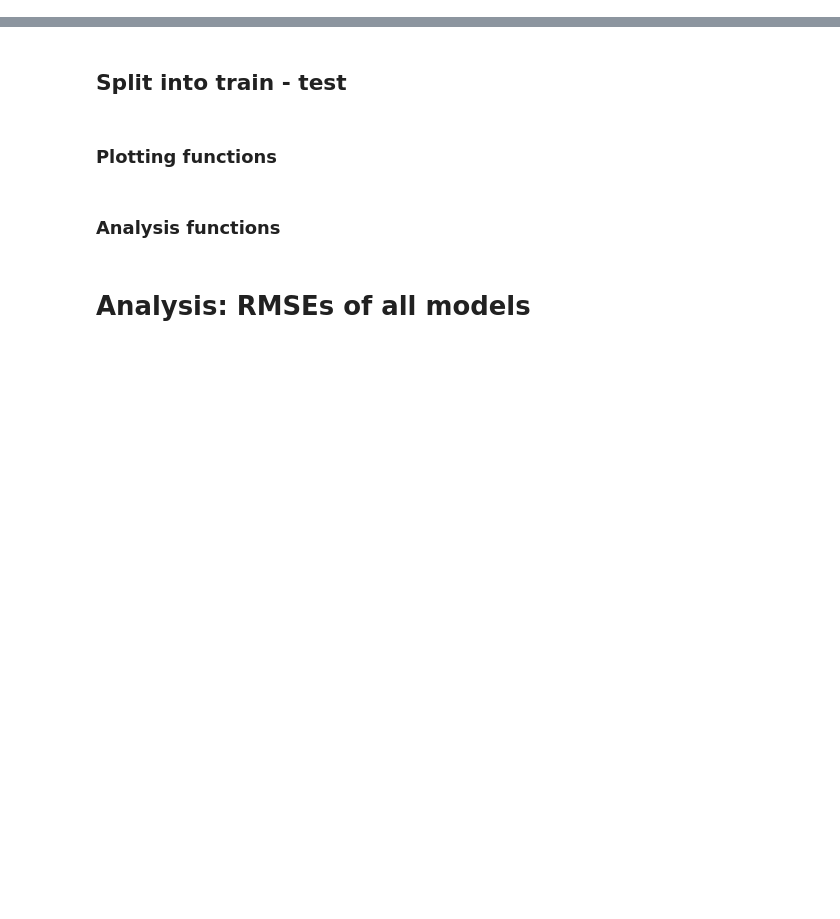
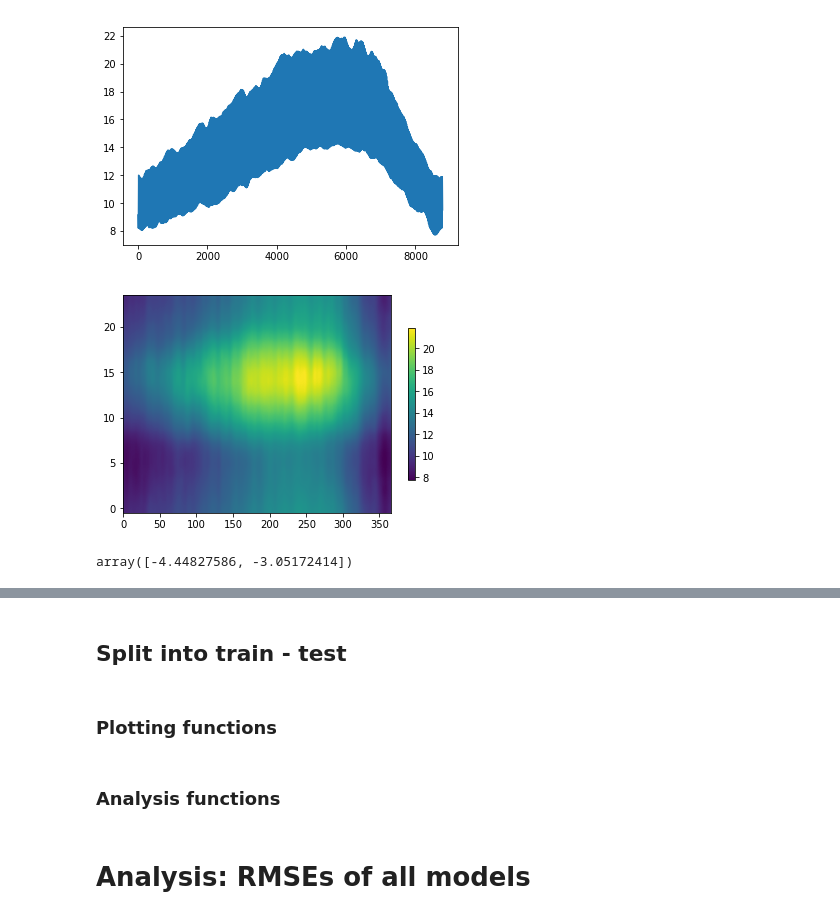
Before and after one commit to yowtzu/non_par_ts, a Jupyter notebook: examples/TemperatureSFO.ipynb, the cells around one changed output, grey strips where cells are left out. Saved outputs shown, nothing was run; the diff lists cells and outputs as text; code cells hidden in the pictures; blank space fills up the shorter version.

```diff
--- a/examples/TemperatureSFO.ipynb
+++ b/examples/TemperatureSFO.ipynb
@@ -81,3 +9,0 @@ plt.plot(baseline.theta)
-# %%
-data = pd.read_csv('sesameRetLocalCurr.csv', index_col=0, parse_dates=['DATE'])
-data.head()
@@ -129,0 +12,32 @@ pd.DataFrame({'mean (bp)':data.mean()*1E4, 'std (bp)':data.std()*1E4}).T
+# %%
+# import urllib.request
+
+# for year in range(1987, 2019):
+#     print(f"Downloading data for year {year}")
+#     urllib.request.urlretrieve(f"https://www.ncei.noaa.gov/data/global-hourly/access/{year}/72494023234.csv",
+#                                DATA_DIR + f"{year}-SFO-weather.csv")
+
+def load_year(year):
+    ## Look at the document in DATA_DIR for spec.
+    data=pd.read_csv(DATA_DIR+f'{year}-SFO-weather.csv.gz', usecols=[1,13])
+    data.index = pd.to_datetime(data.DATE, format='%Y-%m-%dT%H:%M:%S')
+    data = data.dropna()
+    data['temp'] = data.TMP.apply(lambda el: float(el.split(',')[0])/10.)
+    data['qual_code'] = data.TMP.apply(lambda el: (el.split(',')[1]))
+    # time zone
+    import pytz
+    pacific = pytz.timezone('US/Pacific')
+    data.index = data.index.tz_localize(pytz.utc).tz_convert(pacific)
+
+    return data.temp[data.qual_code.isin(['1','5'])]
+
+temperatures = pd.Series()
+for year in range(1987, 2019):
+    temperatures = temperatures.append(load_year(year))
+# %%
+test = temperatures[-len(temperatures)//5:]
+train = temperatures[:-len(temperatures)//5]
+# %%
+baseline = npts.Baseline(npts.HourOfDay(lambdas=np.logspace(-10,0, 30)),
+                         npts.DayOfYear(lambdas=np.logspace(-10,0, 30)))
+baseline.fit(train)
@@ -129,0 +62,13 @@ pd.DataFrame({'mean (bp)':data.mean()*1E4, 'std (bp)':data.std()*1E4}).T
+# %%
+plt.plot(baseline.theta)
+
+fig = plt.figure()
+cax = plt.imshow(baseline.theta.reshape((366,24)).T, aspect='auto',origin='lower',interpolation='gaussian')
+axc = fig.colorbar(cax, ax=fig.gca(), shrink=.7)
+# %% [output]
+[figure, added]
+[figure, added]
+# %%
+np.log10(baseline.best_lambda)
+# %% [output]
+array([-4.44827586, -3.05172414])
```
Also changed, not shown: parts of 45 cells of this notebook, 7 other files.
